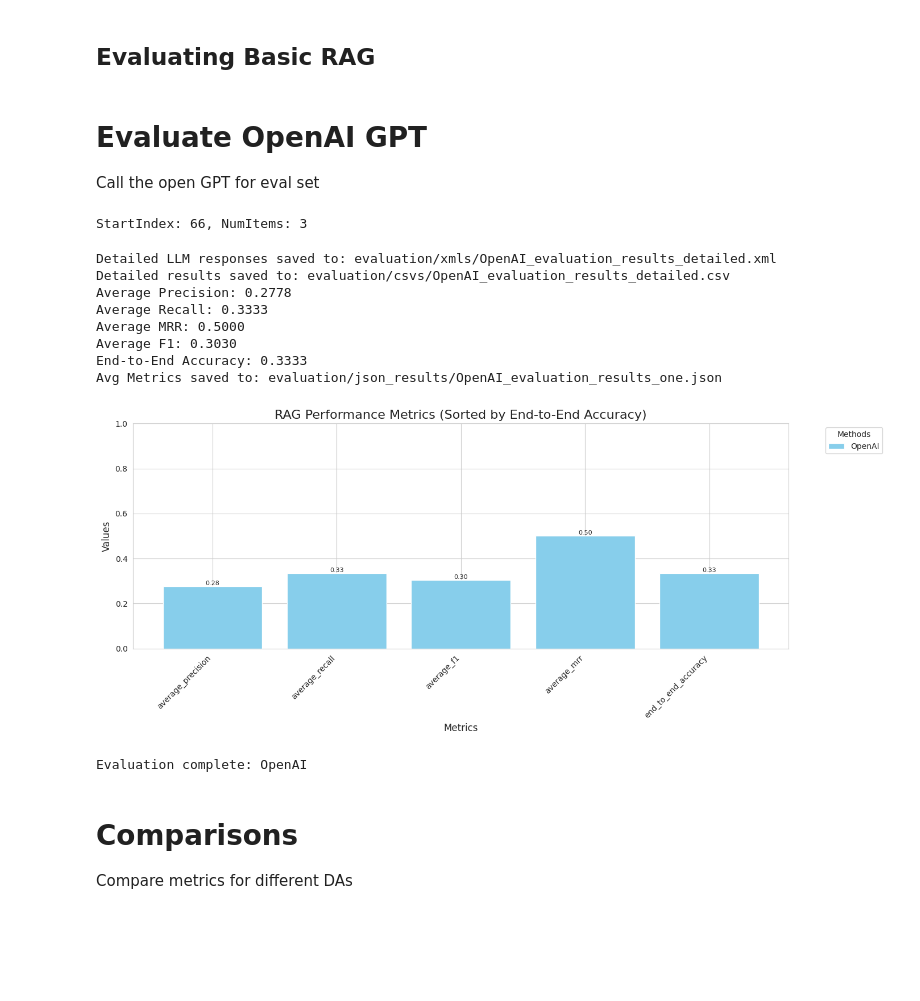
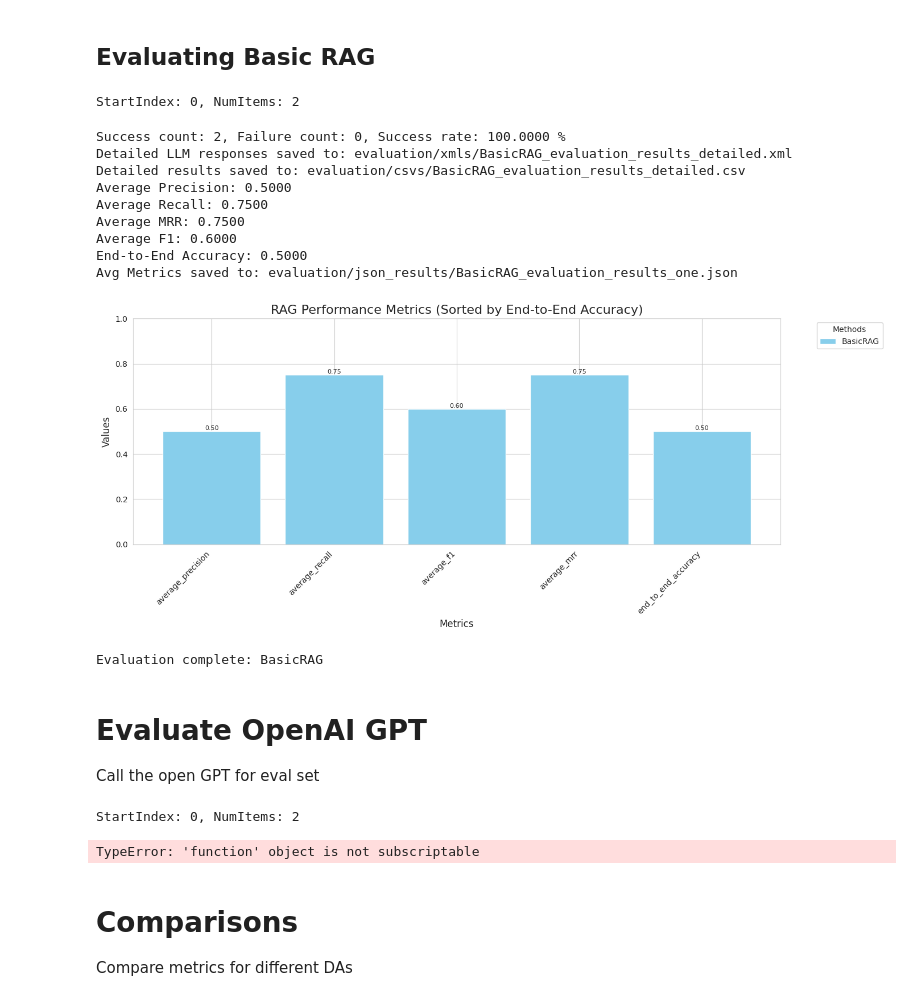
Before and after one commit to abhishekprateek/anthropic-cookbook-abhip, a Jupyter notebook: DeclarativeAgents/DevBoxPOC/dev_box_guide.ipynb, the cells around one changed output. Saved outputs shown, nothing was run; the diff lists cells and outputs as text; code cells hidden in the pictures; blank space fills up the shorter version.

```diff
--- a/DeclarativeAgents/DevBoxPOC/dev_box_guide.ipynb
+++ b/DeclarativeAgents/DevBoxPOC/dev_box_guide.ipynb
@@ -50,9 +50,22 @@ Loading vector database from disk.
 # %%
 from Experiments.basic_rag import evaluate_basic_rag_v2
 
 start_index = 0
-num_items = 20
+num_items = 2
 # evaluate_basic_rag_v2(eval_data, db, start_index, num_items)
+# %% [output]
+StartIndex: 0, NumItems: 2
+Success count: 2, Failure count: 0, Success rate: 100.0000 %
+Detailed LLM responses saved to: evaluation/xmls/BasicRAG_evaluation_results_detailed.xml
+Detailed results saved to: evaluation/csvs/BasicRAG_evaluation_results_detailed.csv
+Average Precision: 0.5000
+Average Recall: 0.7500
+Average MRR: 0.7500
+Average F1: 0.6000
+End-to-End Accuracy: 0.5000
+Avg Metrics saved to: evaluation/json_results/BasicRAG_evaluation_results_one.json
+[figure, added]
+Evaluation complete: BasicRAG
 # %% [markdown]
 # Evaluate OpenAI GPT
 
@@ -60,21 +73,12 @@ Call the open GPT for eval set
 # %%
 from Experiments.openAI_gpt import evaluate_opeAI_gpt
 
-start_index = 67
-num_items = 5
+start_index = 0
+num_items = 2
 evaluate_opeAI_gpt(eval_data, start_index, num_items)
 # %% [output]
-StartIndex: 66, NumItems: 3
+StartIndex: 0, NumItems: 2
-Detailed LLM responses saved to: evaluation/xmls/OpenAI_evaluation_results_detailed.xml
-Detailed results saved to: evaluation/csvs/OpenAI_evaluation_results_detailed.csv
-Average Precision: 0.2778
-Average Recall: 0.3333
-Average MRR: 0.5000
-Average F1: 0.3030
-End-to-End Accuracy: 0.3333
-Avg Metrics saved to: evaluation/json_results/OpenAI_evaluation_results_one.json
+TypeError: 'function' object is not subscriptable
-[figure, removed]
-Evaluation complete: OpenAI
 # %% [markdown]
 # Comparisons
 
```
Also changed, not shown: 5 other files.
